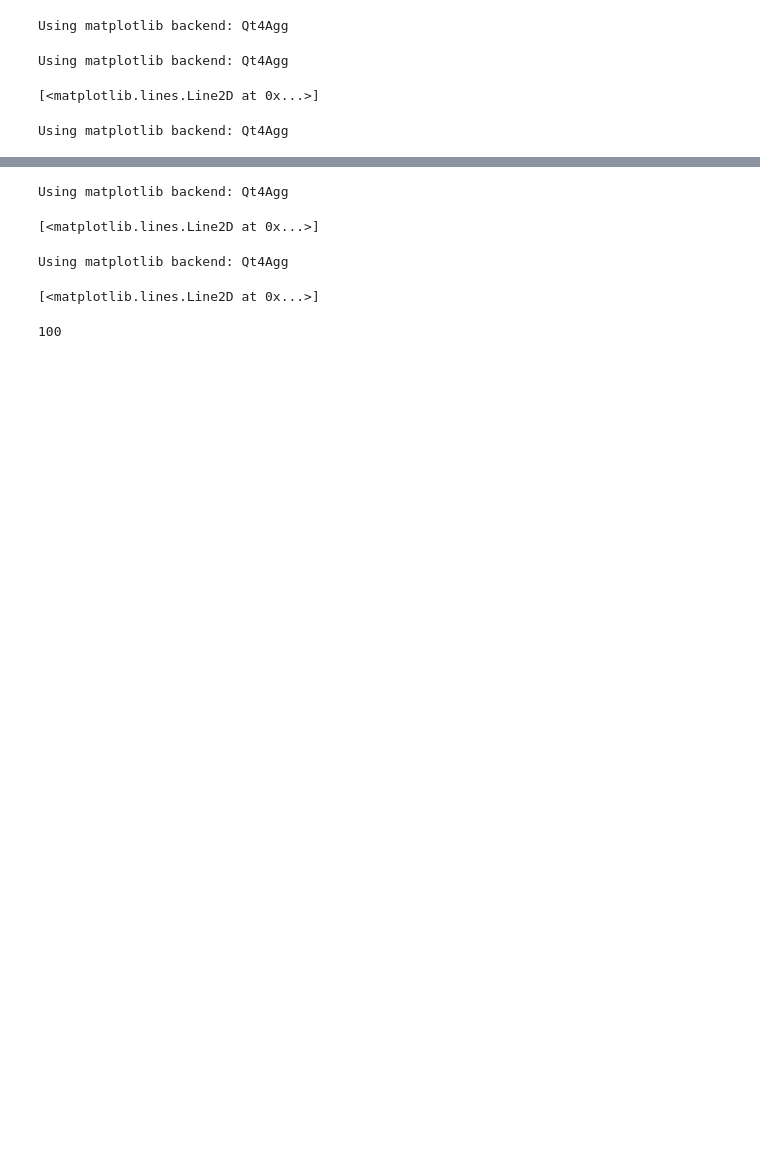
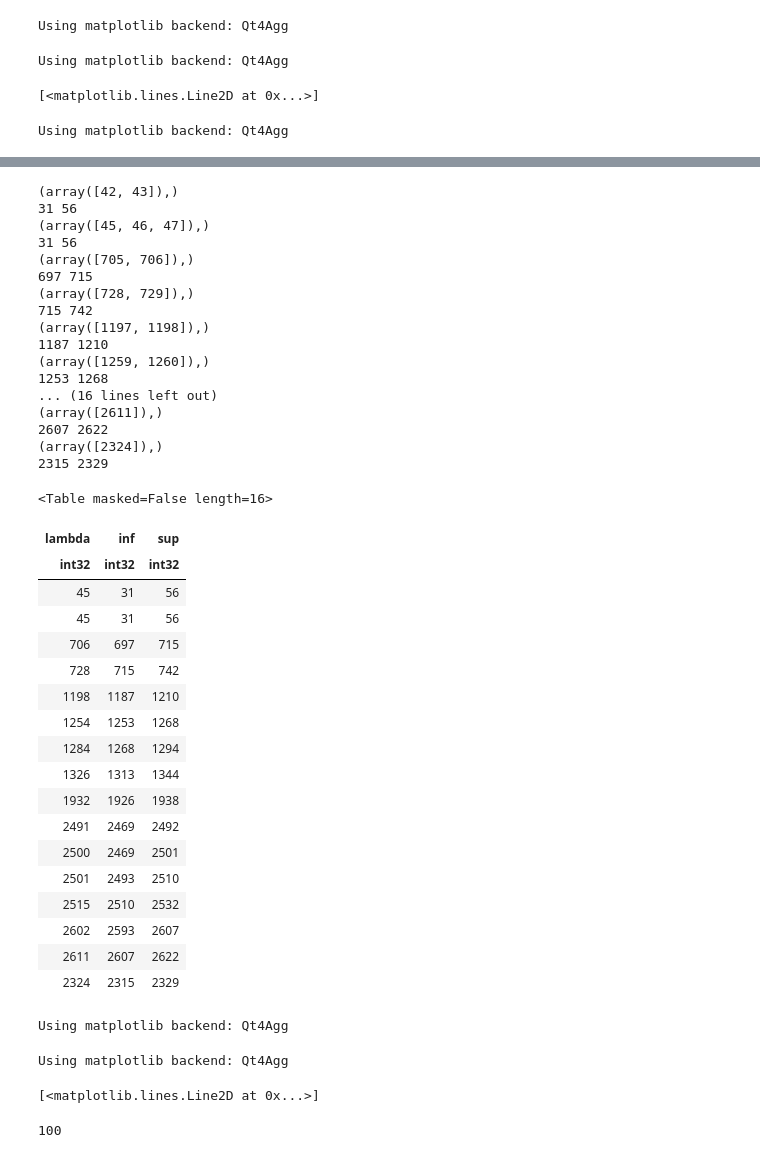
Before and after one commit to aframosp/SpecData, a Jupyter notebook: SpecData.ipynb, the cells around one changed output, grey strips where cells are left out. Saved outputs shown, nothing was run; the diff lists cells and outputs as text; code cells hidden in the pictures; blank space fills up the shorter version.

```diff
--- a/SpecData.ipynb
+++ b/SpecData.ipynb
@@ -473,20 +449,64 @@ plt.plot(Lambda[jj],SpectraCont[jj], lw=2, c = 'g', label='Spectra')
+# %%
+#box_kernel = Box1DKernel(10)
+#smoothed_data_box = convolve(Spectra[jj], box_kernel)
+jj=0
+gauss_kernel = Gaussian1DKernel(2)
+smoothed_data_gauss = convolve(Spectra[jj], gauss_kernel)
+
+
+lPPP = lineProfile(0,smoothed_data_gauss, Lambda[0],ListaLineas,Spectra, limResolucion)
+lPPP
+# %% [output]
+(array([42, 43]),)
+31 56
+(array([45, 46, 47]),)
+31 56
+(array([705, 706]),)
+697 715
+(array([728, 729]),)
+715 742
+(array([1197, 1198]),)
+1187 1210
+(array([1259, 1260]),)
+1253 1268
+... (16 lines left out)
+(array([2611]),)
+2607 2622
+(array([2324]),)
+2315 2329
+<Table masked=False length=16>
+| lambda | inf | sup |
+| int32 | int32 | int32 |
+| 45 | 31 | 56 |
+| 45 | 31 | 56 |
+| 706 | 697 | 715 |
+| 728 | 715 | 742 |
+| 1198 | 1187 | 1210 |
+| 1254 | 1253 | 1268 |
+| 1284 | 1268 | 1294 |
+| 1326 | 1313 | 1344 |
+| 1932 | 1926 | 1938 |
+| 2491 | 2469 | 2492 |
+| 2500 | 2469 | 2501 |
+| 2501 | 2493 | 2510 |
+| 2515 | 2510 | 2532 |
+| 2602 | 2593 | 2607 |
+| 2611 | 2607 | 2622 |
+| 2324 | 2315 | 2329 |
 # %%
 
 jj = 0
 
-box_kernel = Box1DKernel(5)
-smoothed_data_box = convolve(Spectra[jj], box_kernel)
 
-#gauss_kernel = Gaussian1DKernel(5)
-#smoothed_data_gauss = convolve(Spectra[jj], gauss_kernel)
 
 %matplotlib
 #plt.plot(Lambda[jj], theorFlux)
 plt.plot(Lambda[jj],Spectra[jj], lw=0.5, c = 'k', label='Spectra')
 plt.plot(Lambda[jj],SpectraCont[jj], lw=2, c = 'g', label='Spectra')
-plt.plot(Lambda[jj],smoothed_data_box, lw=2, c = 'cyan', label='Spectra')
+plt.plot(Lambda[jj],smoothed_data_gauss, lw=2, c = 'cyan', label='Spectra')
+for iasiao in range(len(lPPP)):
+    plt.plot(Lambda[jj][lPPP['inf'][iasiao]:lPPP['sup'][iasiao]],Spectra[jj][lPPP['inf'][iasiao]:lPPP['sup'][iasiao]], lw=2.0, c = 'b')
 # %% [output]
 Using matplotlib backend: Qt4Agg
-[<matplotlib.lines.Line2D at 0x...>]
 # %%
 #np.std(Spectra[0][])
```
Also changed, not shown: parts of 20 cells of this notebook, 4 other files.
